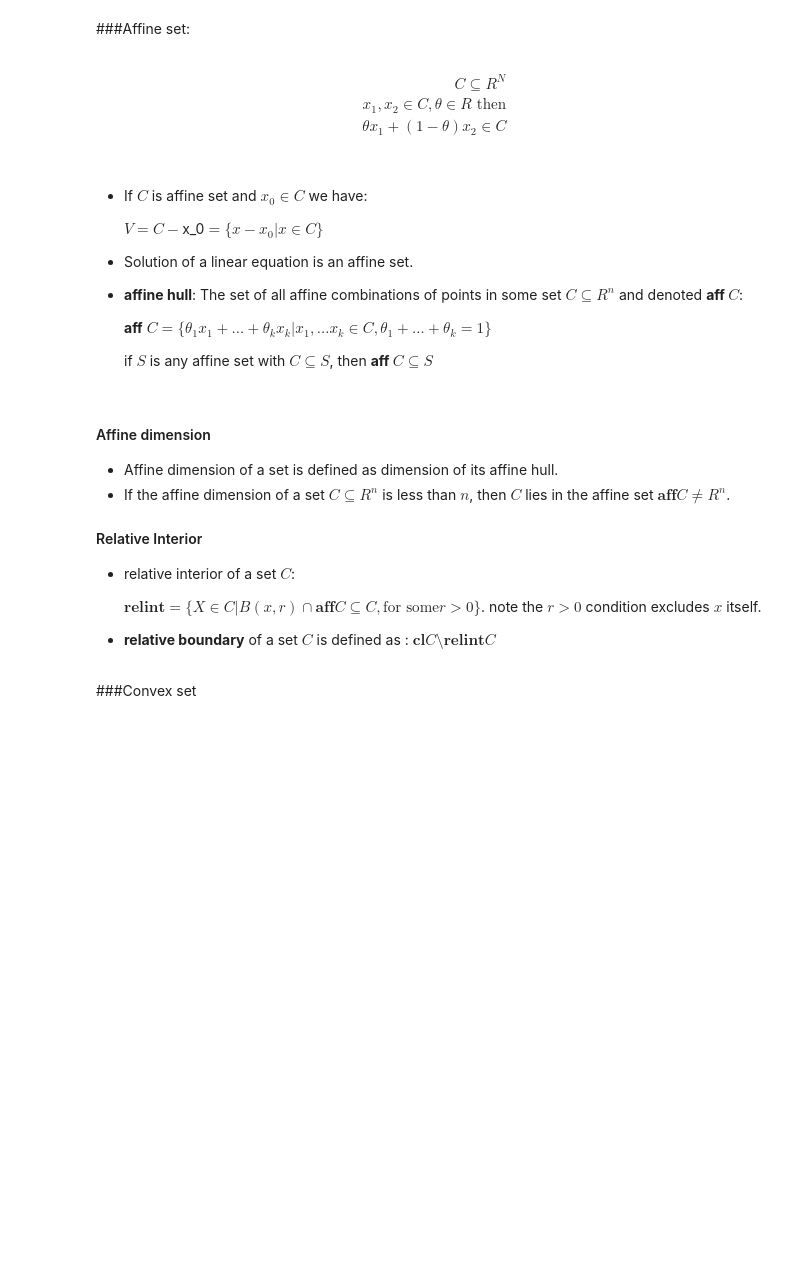
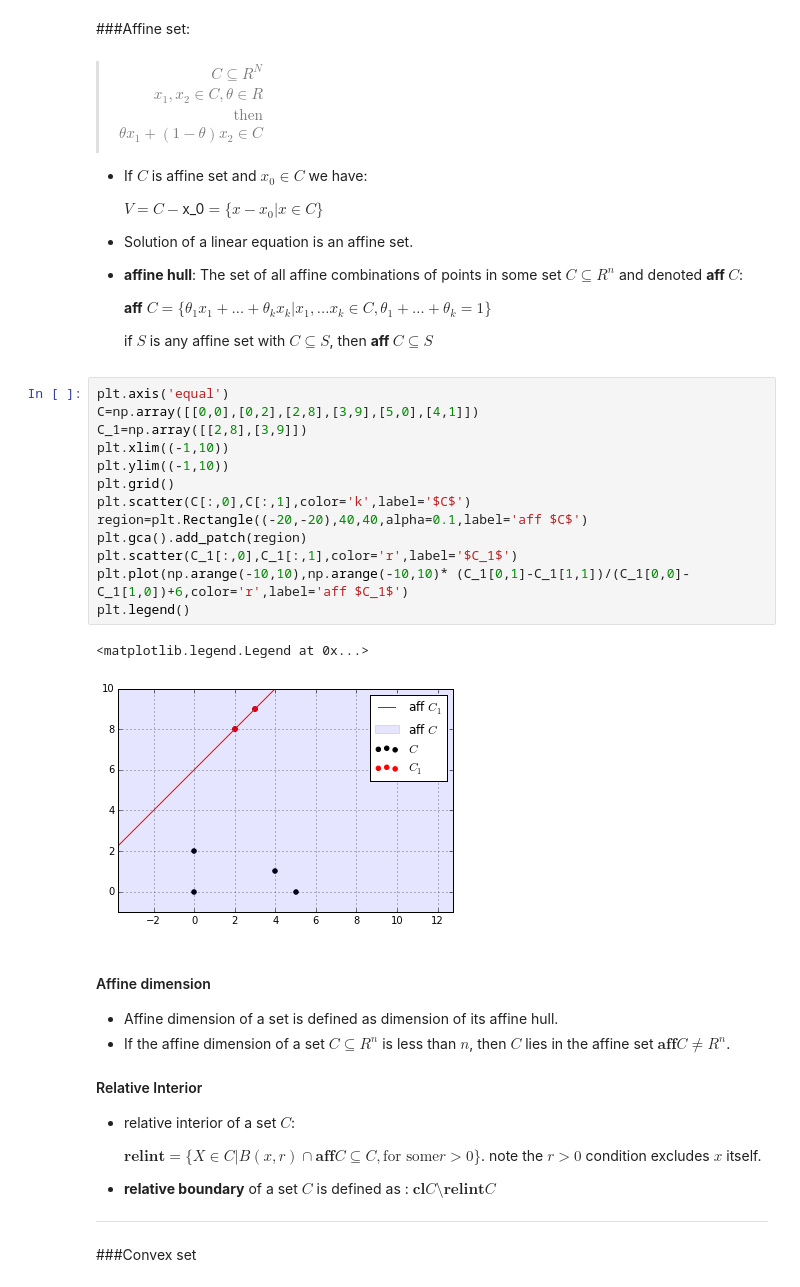
Before and after one commit to btabibian/optimization, a Jupyter notebook: src/Convex Sets.ipynb, the cells around one changed output. Saved outputs shown, nothing was run; the diff lists cells and outputs as text; blank space fills up the shorter version.

```diff
--- a/src/Convex Sets.ipynb
+++ b/src/Convex Sets.ipynb
@@ -1,12 +14,13 @@
 # %% [markdown]
 ###Affine set:
-# %% [markdown]
-\begin{align}
-C \subseteq R^N\\
-x_1,x_2 \in C, \theta \in R \text{ then} \\
-\theta x_1+(1-\theta)x_2 \in C\\
-\end{align}
 # %% [markdown]
+
+>$\begin{align}
+ C \subseteq R^N\\
+ x_1,x_2 \in C, \theta \in R\\ \text{ then} \\
+ \theta x_1+(1-\theta)x_2 \in C\\
+ \end{align}$
+
 + If $C$ is affine set and $x_0 \in C$ we have:
 
   $V=C-$x_0$=\{x-x_0 |x \in C\}$
@@ -17,6 +31,22 @@ x_1,x_2 \in C, \theta \in R \text{ then} \\
   **aff** $C= \{ \theta_1 x_1+\dots+\theta_k x_k|x_1,...x_k \in C,\theta_1+\dots+\theta_k = 1\}$
 
   if $S$ is any affine set with $C \subseteq S$, then **aff $C \subseteq S$**
+# %%
+plt.axis('equal')
+C=np.array([[0,0],[0,2],[2,8],[3,9],[5,0],[4,1]])
+C_1=np.array([[2,8],[3,9]])
+plt.xlim((-1,10))
+plt.ylim((-1,10))
+plt.grid()
+plt.scatter(C[:,0],C[:,1],color='k',label='$C$')
+region=plt.Rectangle((-20,-20),40,40,alpha=0.1,label='aff $C$')
+plt.gca().add_patch(region)
+plt.scatter(C_1[:,0],C_1[:,1],color='r',label='$C_1$')
+plt.plot(np.arange(-10,10),np.arange(-10,10)* (C_1[0,1]-C_1[1,1])/(C_1[0,0]-C_1[1,0])+6,color='r',label='aff $C_1$')
+plt.legend()
+# %% [output]
+<matplotlib.legend.Legend at 0x...>
+[figure, added]
 # %% [markdown]
 #### Affine dimension
 + Affine dimension of a set is defined as dimension of its affine hull.
@@ -28,6 +58,8 @@ x_1,x_2 \in C, \theta \in R \text{ then} \\
   $\textbf{relint}=\{X \in C |  B(x,r)  \cap  \textbf{aff}  C  \subseteq C, \text{for some} r > 0\}$. note the $r>0$ condition excludes $x$ itself.
 + **relative boundary** of a set $C$ is defined as :
   $\textbf{cl} C \setminus \textbf{relint} C$
+
+-----
 # %% [markdown]
 ###Convex set
 # %% [markdown]
```
Also changed, not shown: parts of 16 cells of this notebook.
